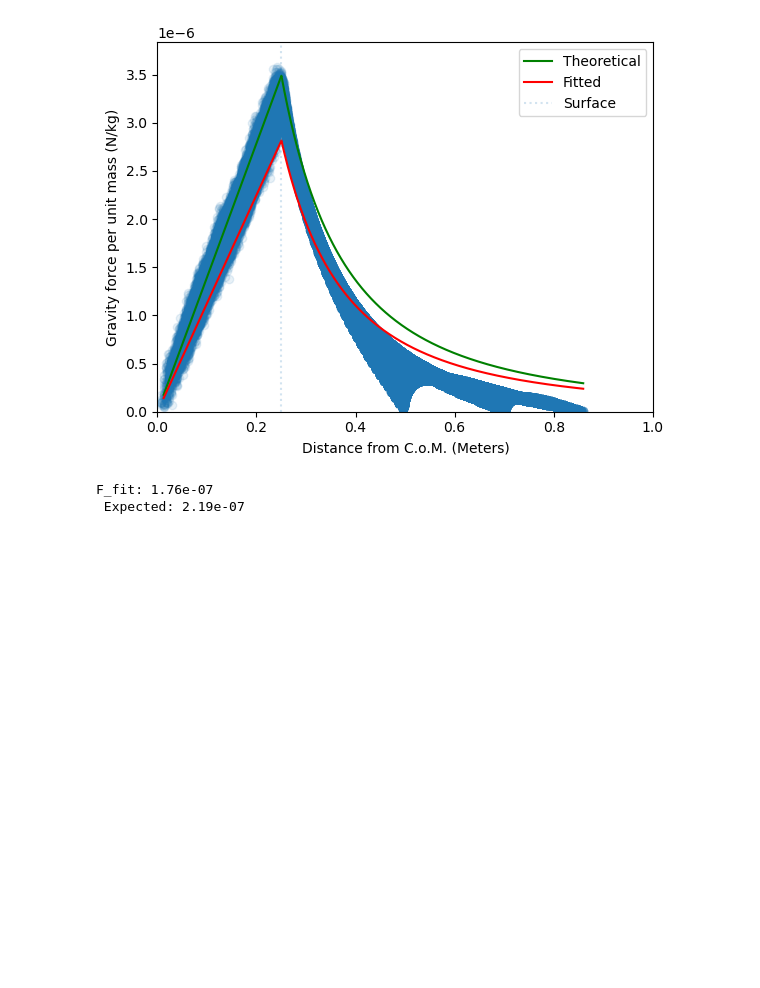
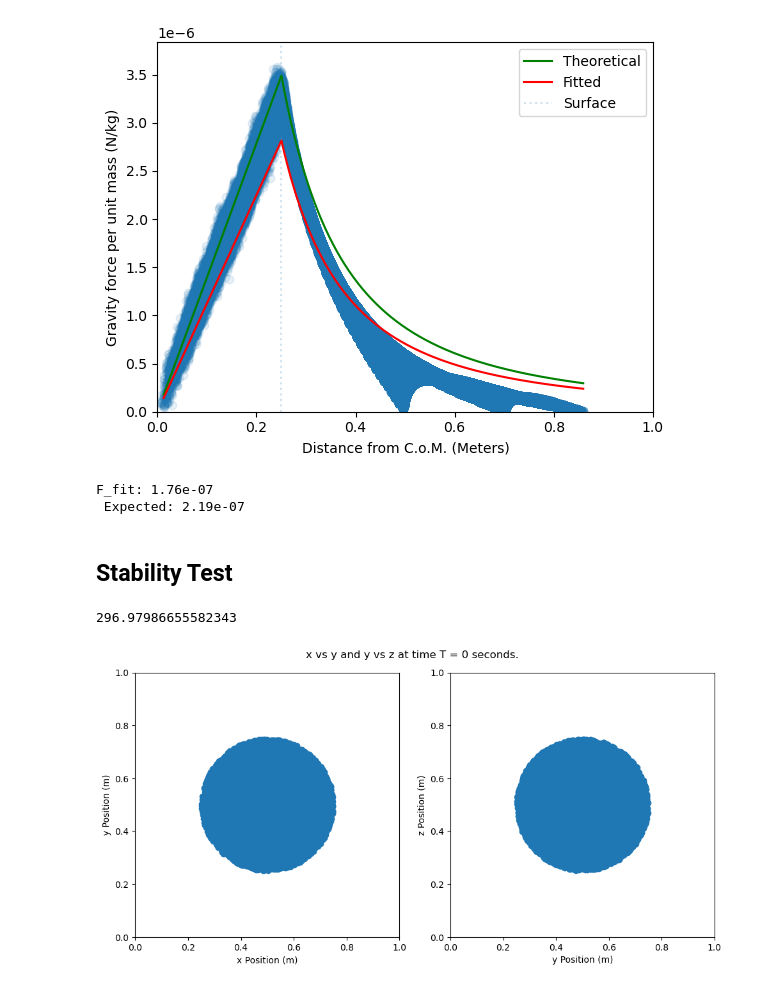
Before and after one commit to sam-vasquez/PM-Stellar-Collapse, a Jupyter notebook: Final Project Redone.ipynb, the cells around one changed output. Saved outputs shown, nothing was run; the diff lists cells and outputs as text; code cells hidden in the pictures; blank space fills up the shorter version.

```diff
--- a/Final Project Redone.ipynb
+++ b/Final Project Redone.ipynb
@@ -121,6 +128,8 @@ class Grid:
         # planB computes a backward DFT, used for transforming convolution to the potential field.
         self.planA = pyfftw.FFTW(self.rhos, self.kspace, axes=(0,1,2), direction='FFTW_FORWARD', flags=['FFTW_MEASURE','FFTW_DESTROY_INPUT'])
         self.planB = pyfftw.FFTW(self.kspace, self.phis, axes=(0,1,2), direction='FFTW_BACKWARD', flags=['FFTW_MEASURE','FFTW_DESTROY_INPUT'])
+
+        G = 6.67e-11
 
         # Compute the gravitational kernel to implement the Poisson equation in k-space.
         w = lambda i,j,k : -4 * pi * G / ((2*sin(i*pi/Nc))**2 + (2*sin(j*pi/Nc))**2 + (2*sin(k*pi/Nc))**2)
@@ -698,3 +683,15 @@ sim.display_forces(fit_forces)
 [figure]
 F_fit: 1.76e-07
  Expected: 2.19e-07
+# %% [markdown]
+## Stability Test
+# %%
+Tdyn = sqrt(pi**2 * RS**3 / (8 * 6.67e-11 * Mp * Np))
+
+print(Tdyn)
+# %% [output]
+296.97986655582343
+# %%
+sim.display_positions()
+# %% [output]
+[figure, added]
```
Also changed, not shown: parts of 15 cells of this notebook, 2 other files.
